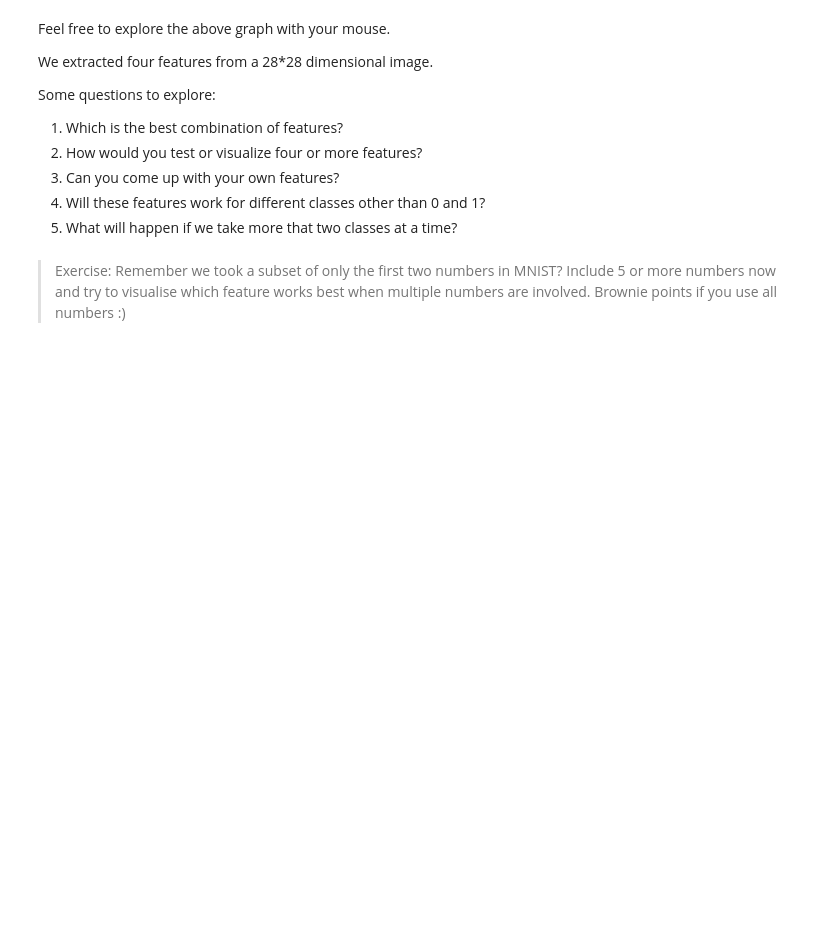
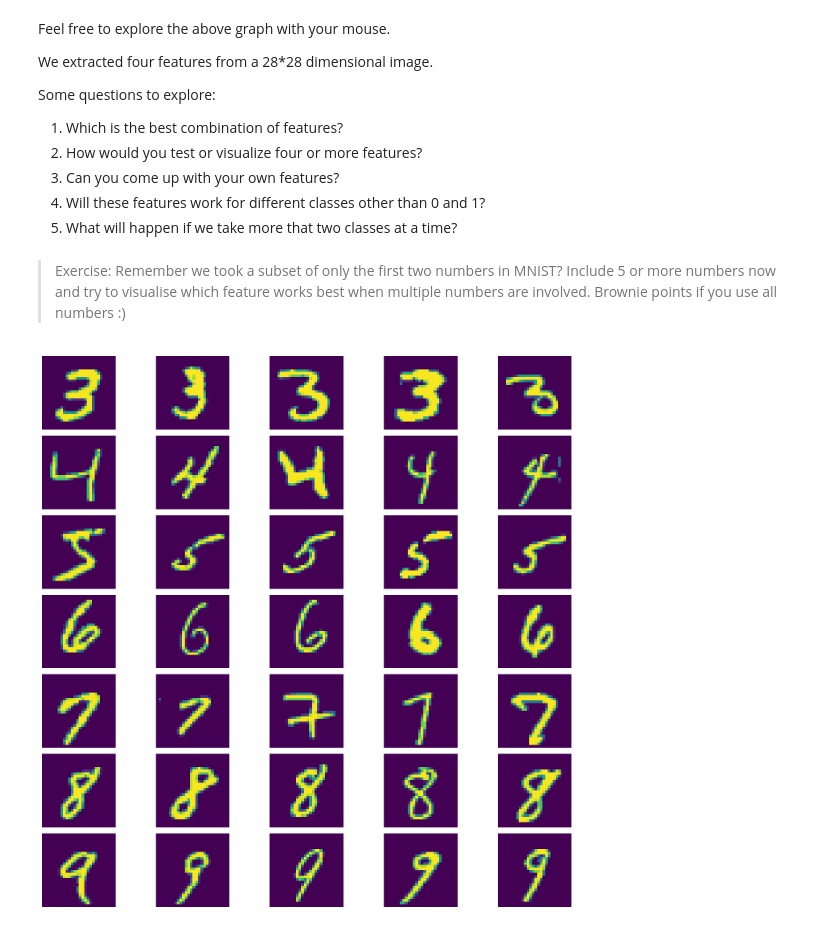
Before and after one commit to Anushadhirde/FMML_lab, a Jupyter notebook: FMML_M1L1.ipynb, the cells around one changed output. Cells and saved outputs as stored; diff of their text form; code cells hidden in the pictures; blank space fills up the shorter version.

```diff
--- a/FMML_M1L1.ipynb
+++ b/FMML_M1L1.ipynb
@@ -494,3 +608,31 @@ Some questions to explore:
 5. What will happen if we take more that two classes at a time?
 # %% [markdown]
 > Exercise: Remember we took a subset of only the first two numbers in MNIST? Include 5 or more numbers now and try to visualise which feature works best when multiple numbers are involved. Brownie points if you use all numbers :)
+# %%
+from keras.datasets import mnist
+import matplotlib.pyplot as plt
+
+# loading the dataset
+(train_X, train_y), (test_X, test_y) = mnist.load_data()
+
+# Creating a list of numbers to visualize (3 to 9)
+numbers = [3, 4, 5, 6, 7, 8, 9]
+
+# Setting up the subplot grid
+fig, axs = plt.subplots(len(numbers), 5, figsize=(15, len(numbers) * 2))
+
+# Looping through each number
+for i, num in enumerate(numbers):
+    # Extracting all images corresponding to the current number
+    num_images = train_X[train_y == num, :, :]
+
+    # Displaying the first 5 images for the current number
+    for j in range(5):
+        axs[i, j].imshow(num_images[j, :, :])
+        axs[i, j].axis('off')  # Hide the axes
+
+# Display the plot
+plt.tight_layout()
+plt.show()
+# %% [output]
+[figure, added]
```
Also changed, not shown: parts of 15 cells of this notebook.
